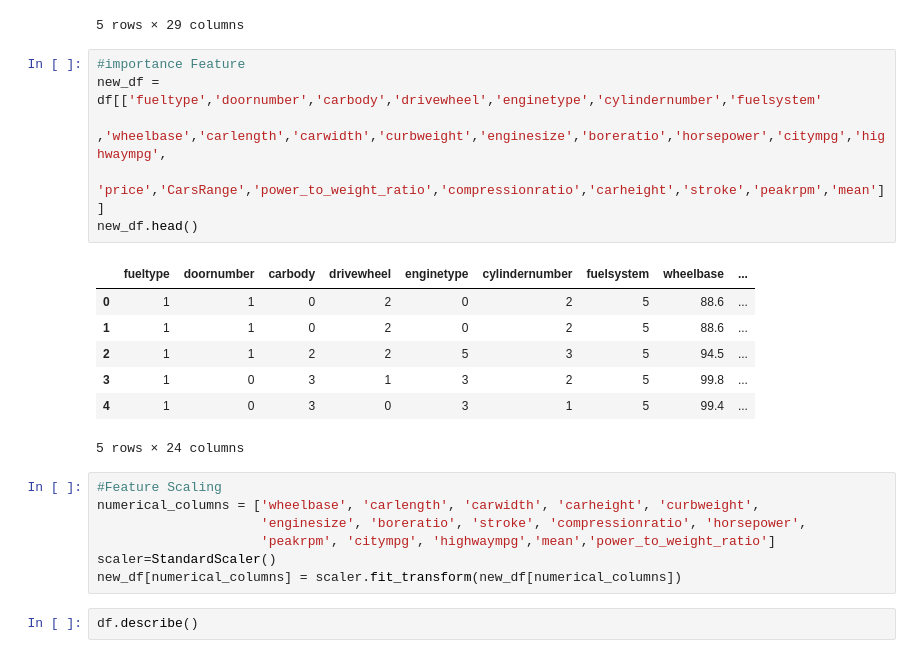
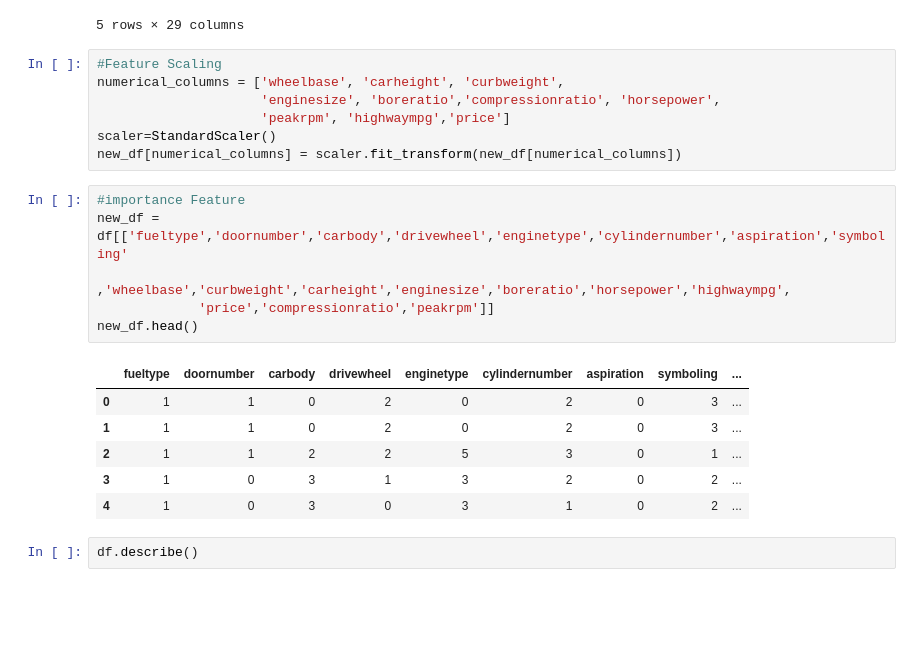
Before and after one commit to abdelhamedEl3ila/car-used-price-prediction-Data-science-project-, a Jupyter notebook: notebook/CarUsedPredaction project.ipynb, the cells around one changed output. Drawn from its saved outputs; the diff is of its cells as text; blank space fills up the shorter version.

```diff
--- a/notebook/CarUsedPredaction project.ipynb
+++ b/notebook/CarUsedPredaction project.ipynb
@@ -622,27 +622,26 @@ df.head()
 | 3 | 2 | audi 100 ls | audi | 1 | 0 | 0 | 3 | 1 | ... |
 | 4 | 2 | audi 100ls | audi | 1 | 0 | 0 | 3 | 0 | ... |
 5 rows × 29 columns
+# %%
+#Feature Scaling
+numerical_columns = ['wheelbase', 'carheight', 'curbweight',
+                     'enginesize', 'boreratio','compressionratio', 'horsepower',
+                     'peakrpm', 'highwaympg','price']
+scaler=StandardScaler()
+new_df[numerical_columns] = scaler.fit_transform(new_df[numerical_columns])
 # %%
 #importance Feature
-new_df = df[['fueltype','doornumber','carbody','drivewheel','enginetype','cylindernumber','fuelsystem'
-             ,'wheelbase','carlength','carwidth','curbweight','enginesize','boreratio','horsepower','citympg','highwaympg',
-             'price','CarsRange','power_to_weight_ratio','compressionratio','carheight','stroke','peakrpm','mean']]
+new_df = df[['fueltype','doornumber','carbody','drivewheel','enginetype','cylindernumber','aspiration','symboling'
+             ,'wheelbase','curbweight','carheight','enginesize','boreratio','horsepower','highwaympg',
+             'price','compressionratio','peakrpm']]
 new_df.head()
 # %% [output]
-|  | fueltype | doornumber | carbody | drivewheel | enginetype | cylindernumber | fuelsystem | wheelbase | ... |
-| 0 | 1 | 1 | 0 | 2 | 0 | 2 | 5 | 88.6 | ... |
-| 1 | 1 | 1 | 0 | 2 | 0 | 2 | 5 | 88.6 | ... |
-| 2 | 1 | 1 | 2 | 2 | 5 | 3 | 5 | 94.5 | ... |
-| 3 | 1 | 0 | 3 | 1 | 3 | 2 | 5 | 99.8 | ... |
-| 4 | 1 | 0 | 3 | 0 | 3 | 1 | 5 | 99.4 | ... |
+|  | fueltype | doornumber | carbody | drivewheel | enginetype | cylindernumber | aspiration | symboling | ... |
+| 0 | 1 | 1 | 0 | 2 | 0 | 2 | 0 | 3 | ... |
+| 1 | 1 | 1 | 0 | 2 | 0 | 2 | 0 | 3 | ... |
+| 2 | 1 | 1 | 2 | 2 | 5 | 3 | 0 | 1 | ... |
+| 3 | 1 | 0 | 3 | 1 | 3 | 2 | 0 | 2 | ... |
+| 4 | 1 | 0 | 3 | 0 | 3 | 1 | 0 | 2 | ... |
-5 rows × 24 columns
-# %%
-#Feature Scaling
-numerical_columns = ['wheelbase', 'carlength', 'carwidth', 'carheight', 'curbweight',
-                     'enginesize', 'boreratio', 'stroke', 'compressionratio', 'horsepower',
-                     'peakrpm', 'citympg', 'highwaympg','mean','power_to_weight_ratio']
-scaler=StandardScaler()
-new_df[numerical_columns] = scaler.fit_transform(new_df[numerical_columns])
 # %%
 df.describe()
 # %% [output]
```
Also changed, not shown: parts of 16 cells of this notebook, 8 other files.
